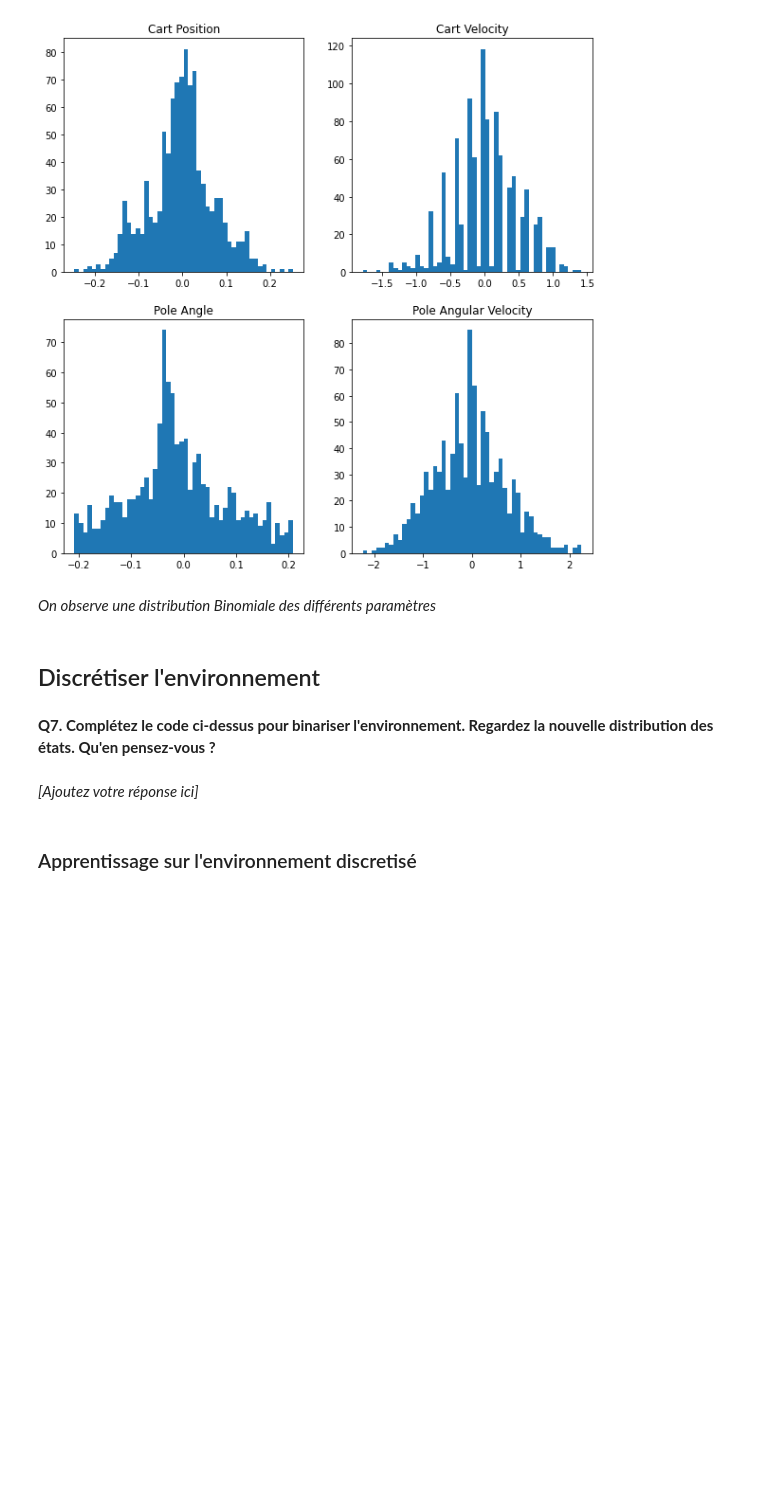
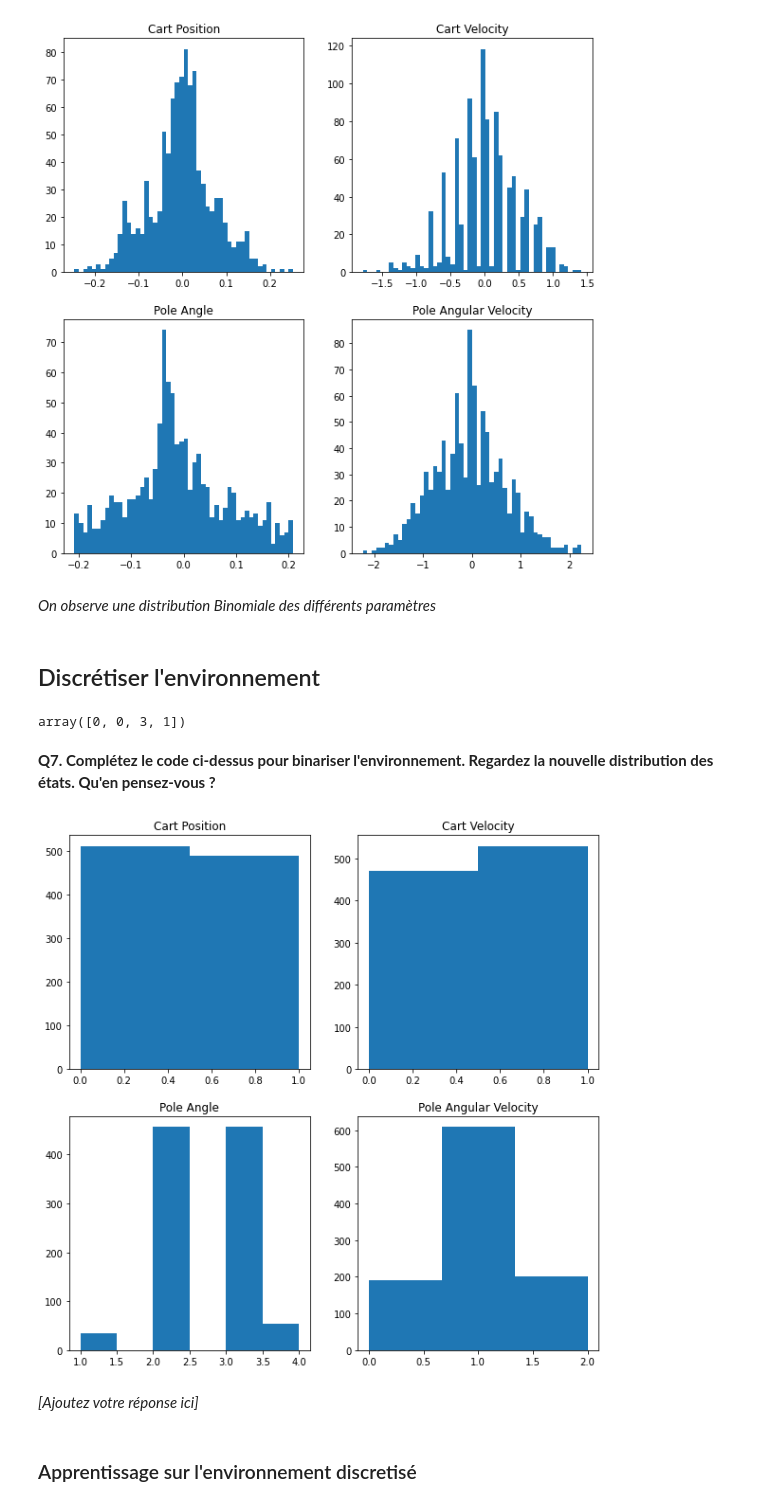
Before and after one commit to Miolith/reinforcement-learning, a Jupyter notebook: tp4/TP4.ipynb, the cells around one changed output. Drawn from its saved outputs; the diff is of its cells as text; code cells hidden in the pictures; blank space fills up the shorter version.

```diff
--- a/tp4/TP4.ipynb
+++ b/tp4/TP4.ipynb
@@ -252,7 +276,7 @@ observation, info = env.reset(seed=42, return_info=True)
 obs_list = []
 
 for _ in range(1000):
-    observation, reward, terminated, truncated = env.step(env.action_space.sample())
+    observation, reward, terminated, truncated, info = env.step(env.action_space.sample())
 
     if terminated or truncated:
         observation, info = env.reset(return_info=True)
@@ -283,19 +307,69 @@ plt.show()
 # %%
 from gym.core import ObservationWrapper
 
-def _discretize_range(lower_bound, upper_bound, num_bins):
-    return np.linspace(lower_bound, upper_bound, num_bins + 1)[1:-1]
 
 class Binarizer(ObservationWrapper):
-    def _observation(self, state: np.ndarray) -> np.ndarray:
+    def _discretize_range(self, lower_bound, upper_bound, num_bins):
+        return np.linspace(lower_bound, upper_bound, num_bins + 1)[1:-1]
+
+    def observation(self, state: np.ndarray) -> np.ndarray:
+        """
+        (float, float, float, float) => (int, int, int, int)
+        """
         # TODO binarize each dimension of the state
-        state = np.ndarray([np.histogram(elem, 50)[0] for elem in state])
+        # Discretize the continuous state space for each of the 4 features.
 
-        return state
+        return np.array([
+            # Cart position.
+            np.digitize(state[0], self._discretize_range(-2.4, 2.4, 2)),
 
-bi_env = Binarizer(gym.make("CartPole-v0"))
+            # Cart velocity.
+            np.digitize(state[1], self._discretize_range(-3.0, 3.0, 2)),
+
+            # Pole angle.
+            np.digitize(state[2], self._discretize_range(-0.5, 0.5, 6)),
+
+            # Tip velocity.
+            np.digitize(state[3], self._discretize_range(-2.0, 2.0, 3))
+        ])
+
+bi_env = Binarizer(gym.make("CartPole-v0", new_step_api=True))
+bi_env.reset()
+# %% [output]
+array([0, 0, 3, 1])
 # %% [markdown]
 **Q7. Complétez le code ci-dessus pour binariser l'environnement. Regardez la nouvelle distribution des états. Qu'en pensez-vous ?**
+# %%
+bi_env.action_space.seed(42)
+
+observation, info = bi_env.reset(seed=42, return_info=True)
+obs_list = []
+
+for _ in range(1000):
+    observation, reward, terminated, truncated, info = bi_env.step(env.action_space.sample())
+
+    if terminated or truncated:
+        observation, info = bi_env.reset(return_info=True)
+    obs_list.append(observation)
+
+obs_list = np.array(obs_list)
+
+fig, axs = plt.subplots(2, 2, figsize=(10,10))
+axs[0,0].hist(obs_list[:,0], bins=2)
+axs[0,0].set_title("Cart Position")
+
+axs[0,1].hist(obs_list[:,1], bins=2)
+axs[0,1].set_title("Cart Velocity")
+
+axs[1,0].hist(obs_list[:,2], bins=6)
+axs[1,0].set_title("Pole Angle")
+
+axs[1,1].hist(obs_list[:,3], bins=3)
+axs[1,1].set_title("Pole Angular Velocity")
+
+plt.show()
+# %% [output]
+[figure, added]
 # %% [markdown]
 *[Ajoutez votre réponse ici]*
 # %% [markdown]
```
Also changed, not shown: parts of 9 cells of this notebook.
